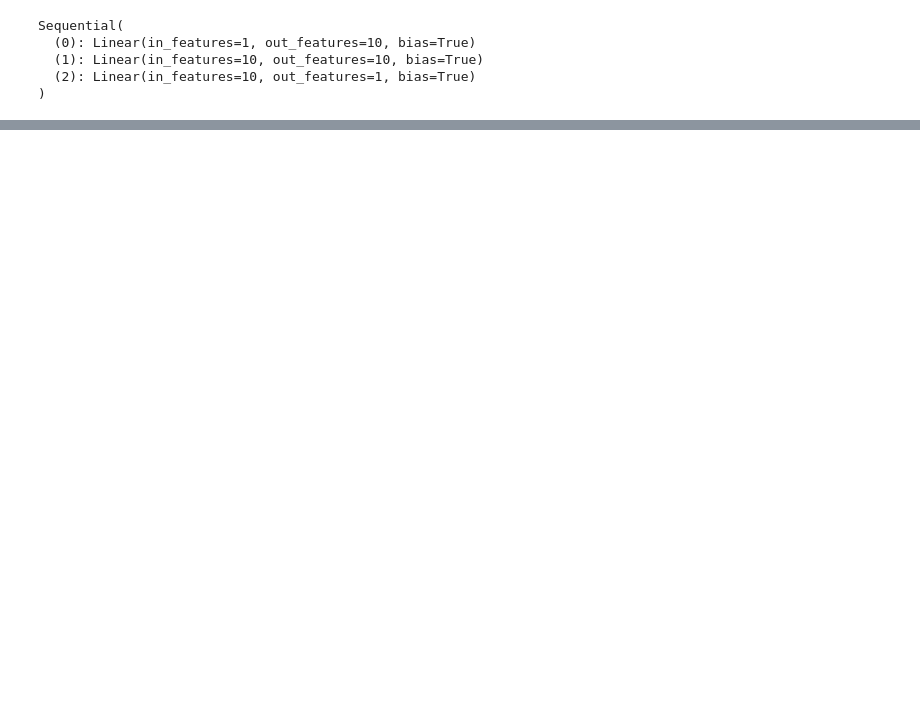
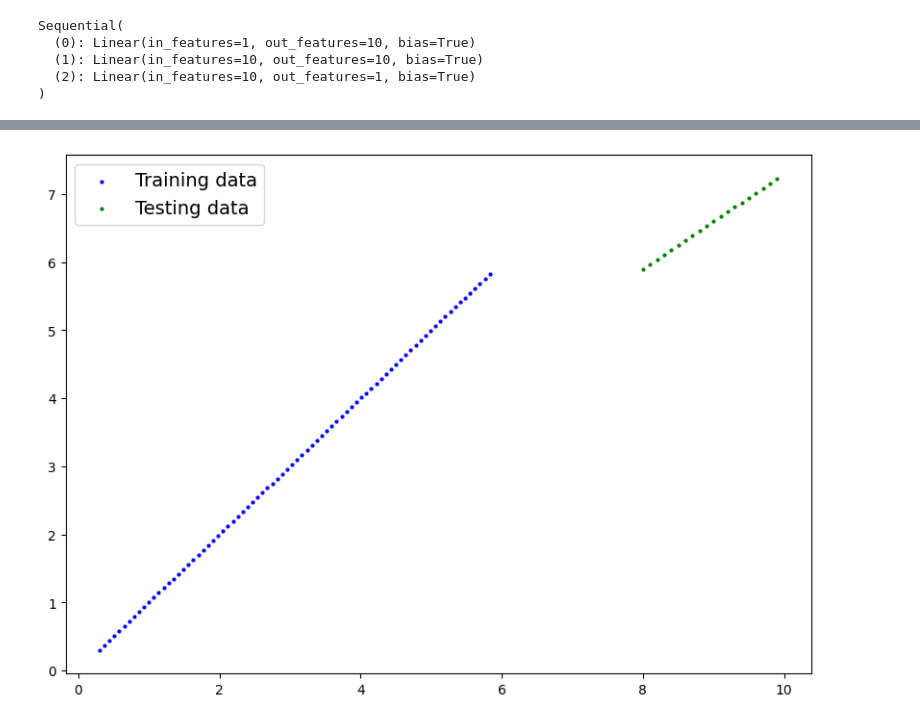
Before and after one commit to therealshai/Pytorch-notebooks, a Jupyter notebook: 02_pytorch_nn_classification.ipynb, the cells around one changed output, grey strips where cells are left out. Drawn from its saved outputs; the diff is of its cells as text; code cells hidden in the pictures; blank space fills up the shorter version.

```diff
--- a/02_pytorch_nn_classification.ipynb
+++ b/02_pytorch_nn_classification.ipynb
@@ -699,0 +701,8 @@ epoch:900 Loss:2.41587 | test loss:4.08097
+# %%
+# plot predictions
+plot_predictions(train_data=y_train_reg,
+                 train_labels=y_train_reg,
+                 test_data=X_test_reg,
+                 test_labels=y_test_reg)
+# %% [output]
+[figure, added]
```
Also changed, not shown: parts of 13 cells of this notebook.
